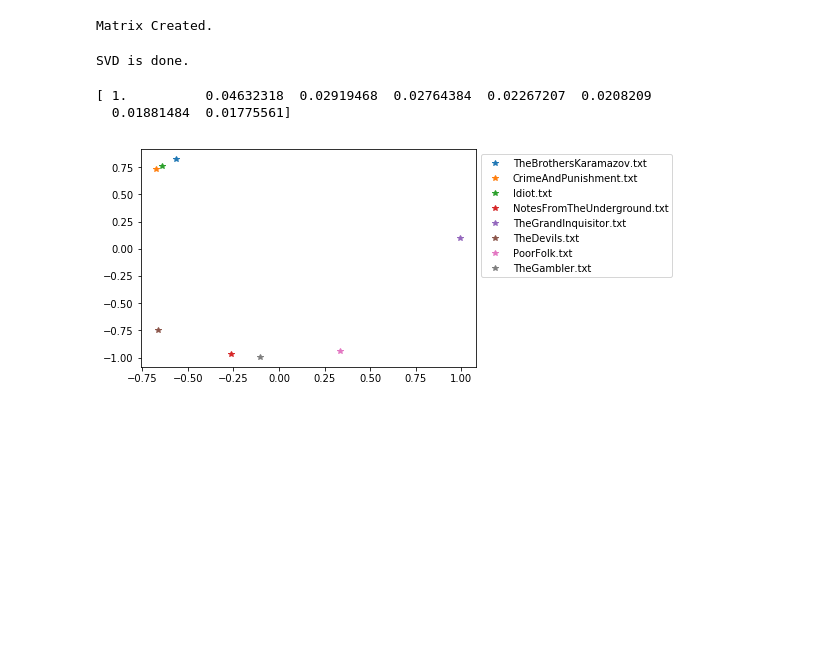
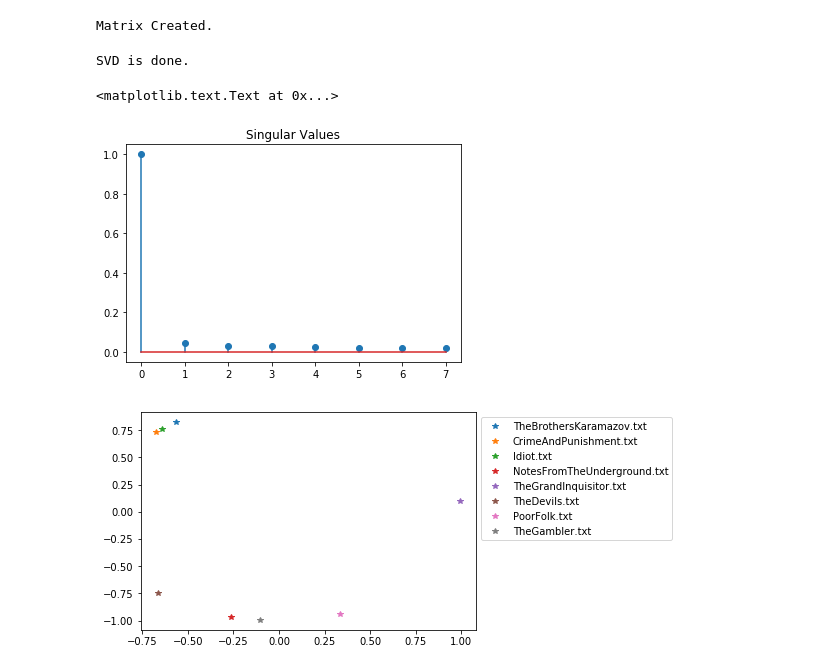
Before and after one commit to alpteko/Dostoyevsky, a Jupyter notebook: LatentSemanticAnalysis.ipynb, the cells around one changed output. Drawn from its saved outputs; the diff is of its cells as text; code cells hidden in the pictures; blank space fills up the shorter version.

Commit message:
New plot added.

```diff
--- a/LatentSemanticAnalysis.ipynb
+++ b/LatentSemanticAnalysis.ipynb
@@ -9,7 +9,7 @@ from nltk.stem.porter import PorterStemmer
 from matplotlib import pyplot as plt
 import numpy as np
 
-root_dir = 'Dostoyevsky'
+root_dir = 'DostoyevskyDS'
 token_dict = {}
 stemmer = PorterStemmer()
 f_list = []
@@ -57,11 +57,16 @@ Matrix Created.
 # %%
 matrix = tfs.toarray()
 U, s, V = np.linalg.svd(matrix, full_matrices=False)
 print('SVD is done.')
+plt.figure(1);
+plt.stem(s/max(s));
+plt.title('Singular Values')
 # %% [output]
 SVD is done.
+<matplotlib.text.Text at 0x...>
+[figure, added]
 # %%
-print(s/max(s))
+plt.figure(2)
 U = U * s
 a = U[:,1:3]
 for i in range(T):
@@ -70,6 +75,4 @@ for i in range(T):
 plt.legend(loc='upper left', prop={'size':10}, bbox_to_anchor=(1,1))
 plt.show()
 # %% [output]
-[ 1.          0.04632318  0.02919468  0.02764384  0.02267207  0.0208209
-  0.01881484  0.01775561]
 [figure]
```
